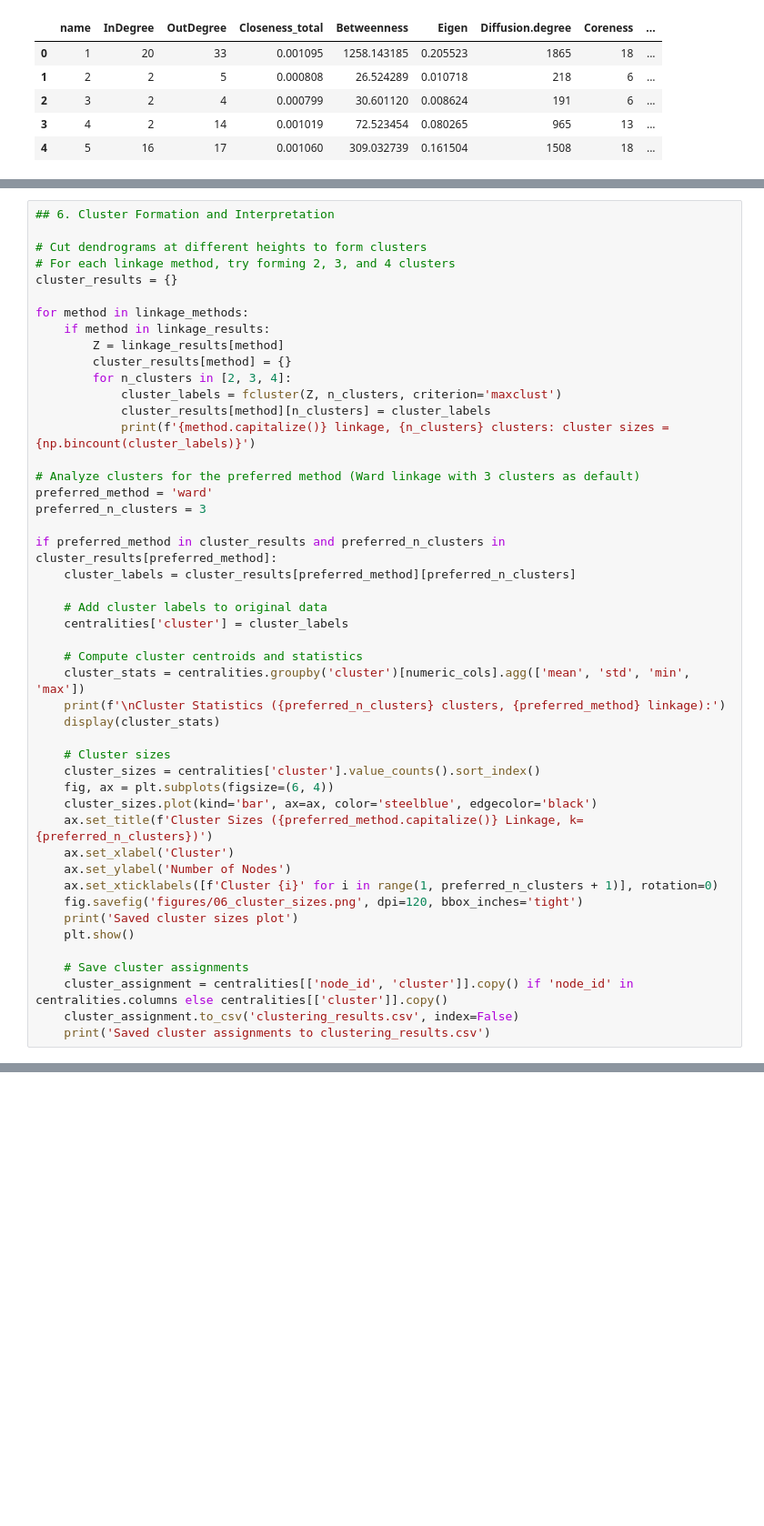
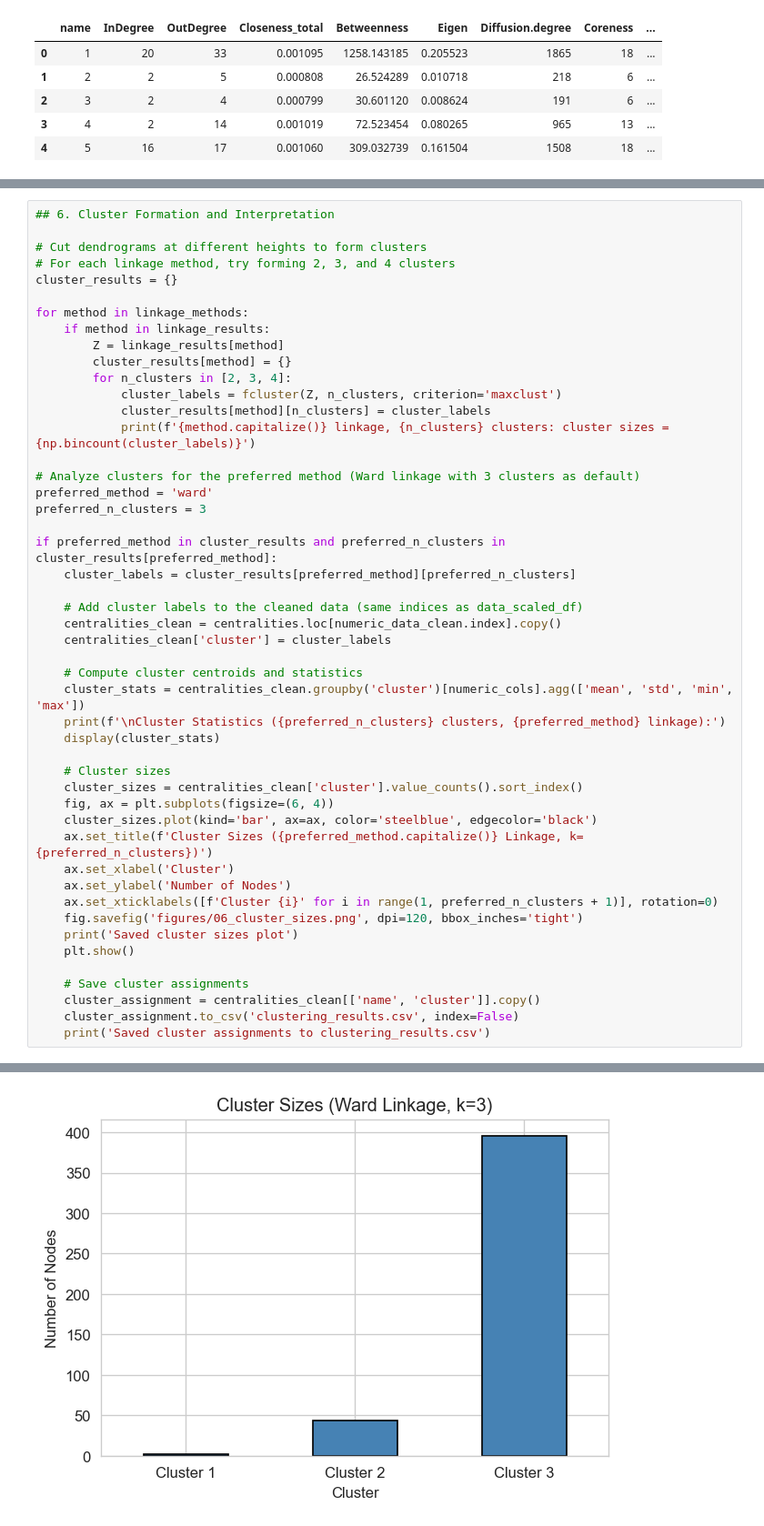
Before and after one commit to MustafaHameed/DS_F25, a Jupyter notebook: labook-code-main/ch08-clustering/ch08-clustering.ipynb, the cells around one changed output, grey strips where cells are left out. Shown at 91% size. Saved outputs shown, nothing was run; the diff lists cells and outputs as text; blank space fills up the shorter version.

```diff
--- a/labook-code-main/ch08-clustering/ch08-clustering.ipynb
+++ b/labook-code-main/ch08-clustering/ch08-clustering.ipynb
@@ -349,16 +355,17 @@ preferred_n_clusters = 3
 if preferred_method in cluster_results and preferred_n_clusters in cluster_results[preferred_method]:
     cluster_labels = cluster_results[preferred_method][preferred_n_clusters]
 
-    # Add cluster labels to original data
-    centralities['cluster'] = cluster_labels
+    # Add cluster labels to the cleaned data (same indices as data_scaled_df)
+    centralities_clean = centralities.loc[numeric_data_clean.index].copy()
+    centralities_clean['cluster'] = cluster_labels
 
     # Compute cluster centroids and statistics
-    cluster_stats = centralities.groupby('cluster')[numeric_cols].agg(['mean', 'std', 'min', 'max'])
+    cluster_stats = centralities_clean.groupby('cluster')[numeric_cols].agg(['mean', 'std', 'min', 'max'])
     print(f'\nCluster Statistics ({preferred_n_clusters} clusters, {preferred_method} linkage):')
     display(cluster_stats)
 
     # Cluster sizes
-    cluster_sizes = centralities['cluster'].value_counts().sort_index()
+    cluster_sizes = centralities_clean['cluster'].value_counts().sort_index()
     fig, ax = plt.subplots(figsize=(6, 4))
     cluster_sizes.plot(kind='bar', ax=ax, color='steelblue', edgecolor='black')
     ax.set_title(f'Cluster Sizes ({preferred_method.capitalize()} Linkage, k={preferred_n_clusters})')
@@ -370,6 +377,7 @@ if preferred_method in cluster_results and preferred_n_clusters in cluster_resul
     plt.show()
 
     # Save cluster assignments
-    cluster_assignment = centralities[['node_id', 'cluster']].copy() if 'node_id' in centralities.columns else centralities[['cluster']].copy()
+    cluster_assignment = centralities_clean[['name', 'cluster']].copy()
     cluster_assignment.to_csv('clustering_results.csv', index=False)
     print('Saved cluster assignments to clustering_results.csv')
+# %% [output]
@@ -375,0 +403 @@ if preferred_method in cluster_results and preferred_n_clusters in cluster_resul
+[figure, added]
```
Also changed, not shown: parts of 6 cells of this notebook, 7 other files.
